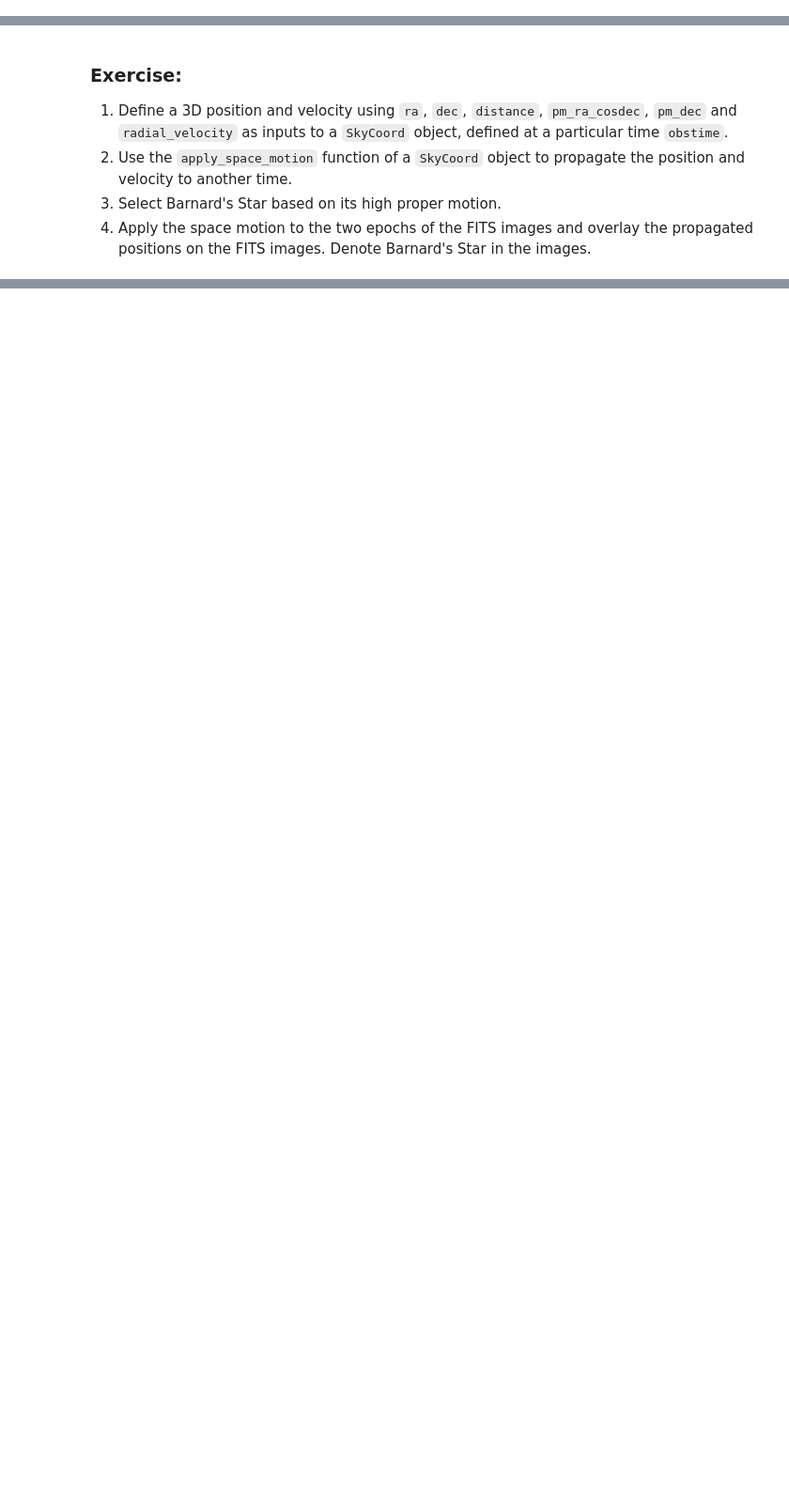
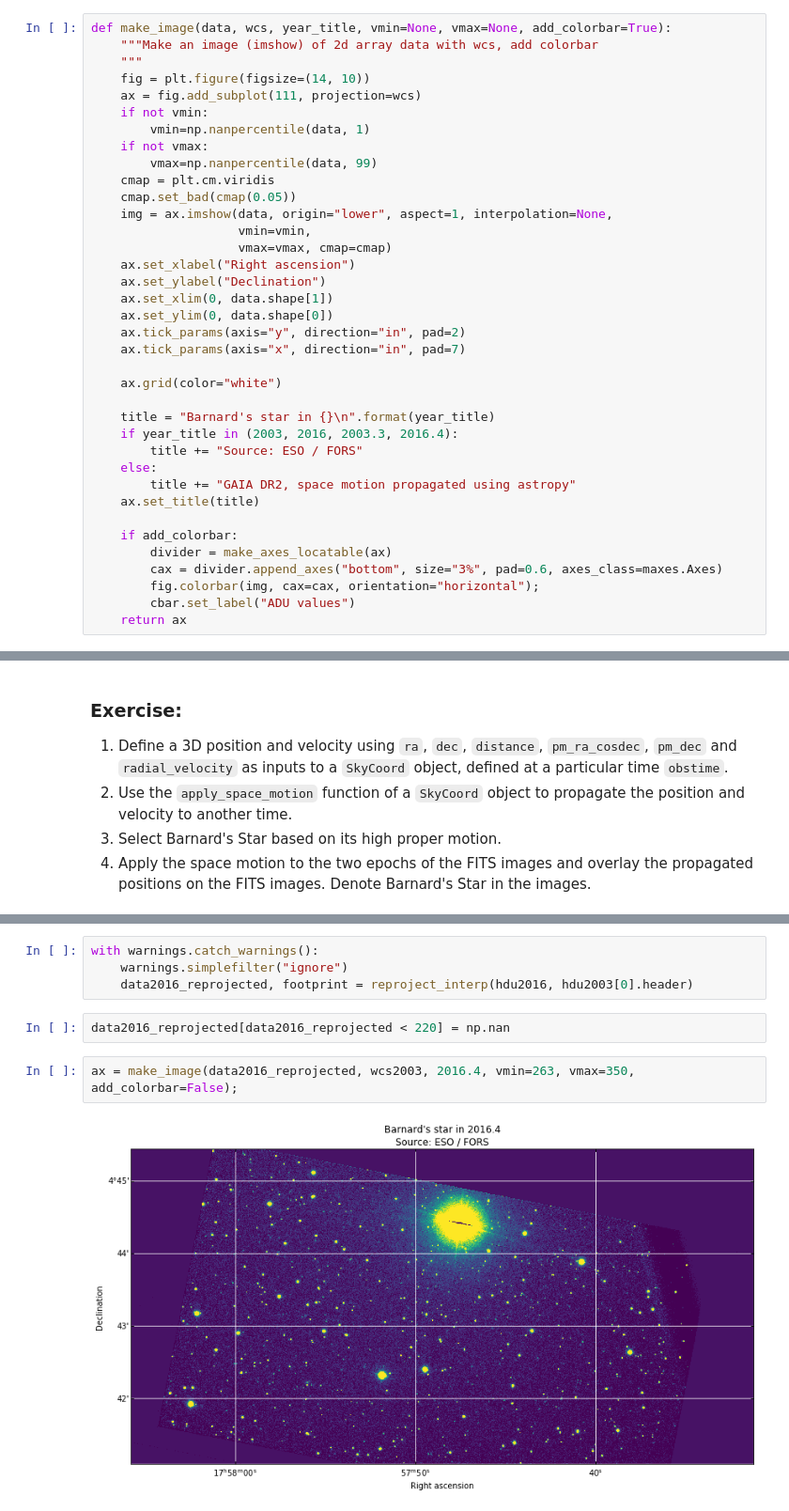
Before and after one commit to lofar-astron/astropytutorial, a Jupyter notebook: 4. Barnards star.ipynb, the cells around one changed output, grey strips where cells are left out. Shown at 94% size. Drawn from its saved outputs; the diff is of its cells as text; blank space fills up the shorter version.

```diff
--- a/4. Barnards star.ipynb
+++ b/4. Barnards star.ipynb
@@ -292,3 +215,40 @@ ax.set_ylabel("y (pixel)")
+# %%
+def make_image(data, wcs, year_title, vmin=None, vmax=None, add_colorbar=True):
+    """Make an image (imshow) of 2d array data with wcs, add colorbar
+    """
+    fig = plt.figure(figsize=(14, 10))
+    ax = fig.add_subplot(111, projection=wcs)
+    if not vmin:
+        vmin=np.nanpercentile(data, 1)
+    if not vmax:
+        vmax=np.nanpercentile(data, 99)
+    cmap = plt.cm.viridis
+    cmap.set_bad(cmap(0.05))
+    img = ax.imshow(data, origin="lower", aspect=1, interpolation=None,
+                    vmin=vmin,
+                    vmax=vmax, cmap=cmap)
+    ax.set_xlabel("Right ascension")
+    ax.set_ylabel("Declination")
+    ax.set_xlim(0, data.shape[1])
+    ax.set_ylim(0, data.shape[0])
+    ax.tick_params(axis="y", direction="in", pad=2)
+    ax.tick_params(axis="x", direction="in", pad=7)
+
+    ax.grid(color="white")
+
+    title = "Barnard's star in {}\n".format(year_title)
+    if year_title in (2003, 2016, 2003.3, 2016.4):
+        title += "Source: ESO / FORS"
+    else:
+        title += "GAIA DR2, space motion propagated using astropy"
+    ax.set_title(title)
+
+    if add_colorbar:
+        divider = make_axes_locatable(ax)
+        cax = divider.append_axes("bottom", size="3%", pad=0.6, axes_class=maxes.Axes)
+        fig.colorbar(img, cax=cax, orientation="horizontal");
+        cbar.set_label("ADU values")
+    return ax
 # %% [markdown]
 ## Astroquery: Vizier
 Let's import the `Vizier` module from `astroquery`.
@@ -556,0 +372,10 @@ ax.set_ylabel("Declination")
+# %%
+with warnings.catch_warnings():
+    warnings.simplefilter("ignore")
+    data2016_reprojected, footprint = reproject_interp(hdu2016, hdu2003[0].header)
+# %%
+data2016_reprojected[data2016_reprojected < 220] = np.nan
+# %%
+ax = make_image(data2016_reprojected, wcs2003, 2016.4, vmin=263, vmax=350, add_colorbar=False);
+# %% [output]
+[figure, added]
```
Also changed, not shown: parts of 81 cells of this notebook, 3 other files.
